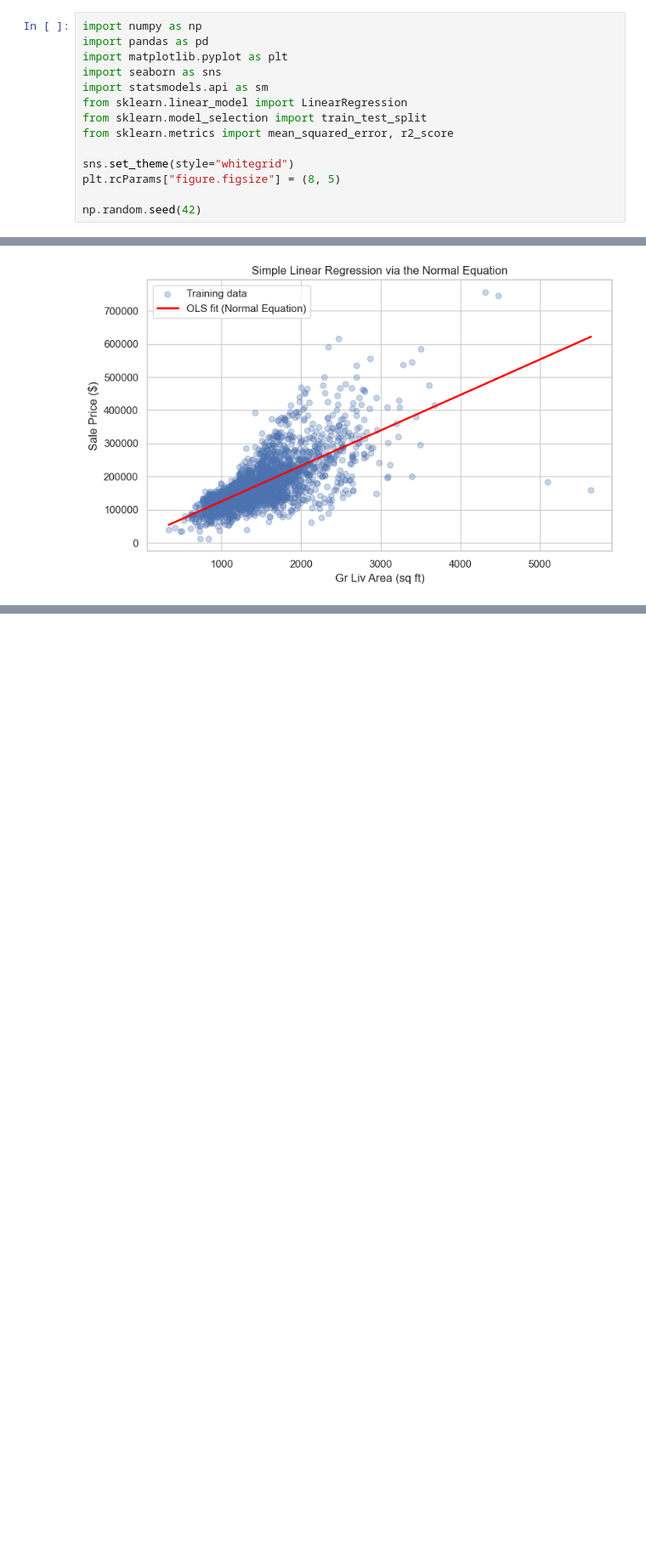
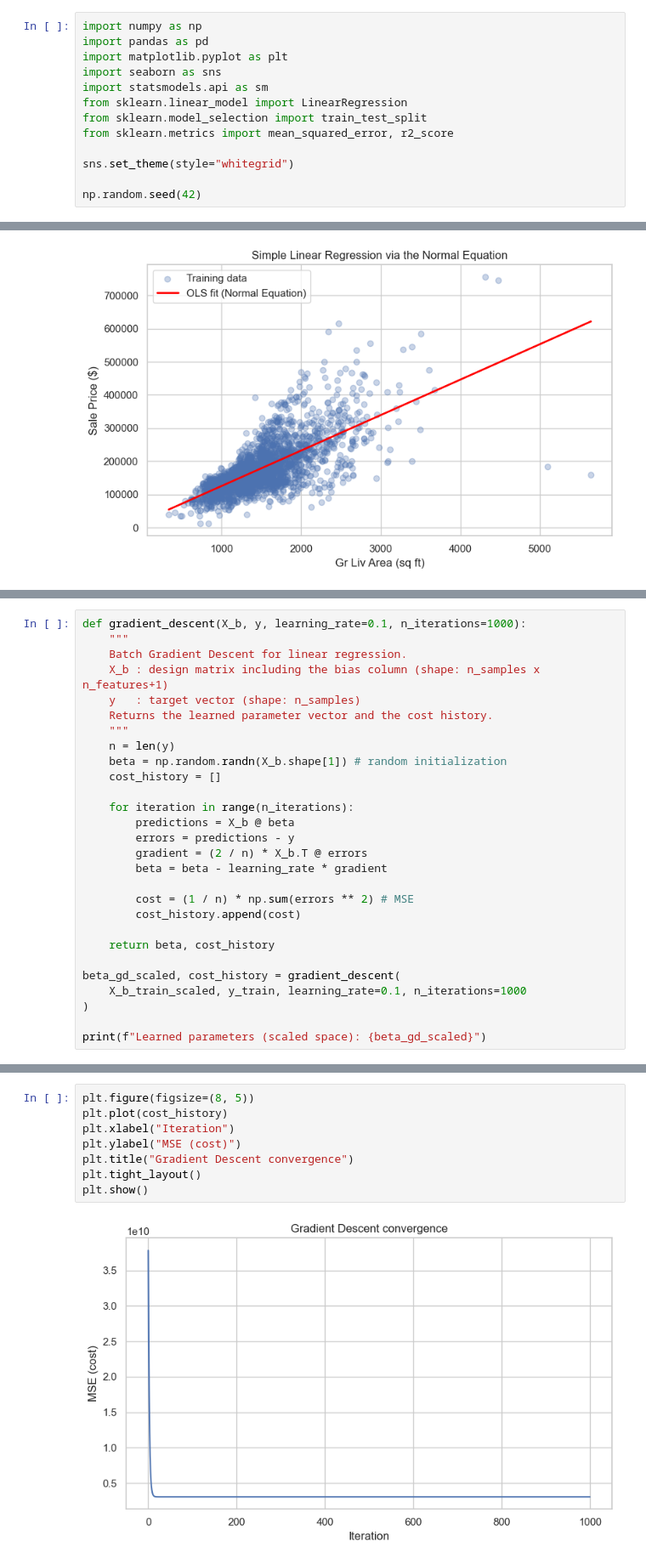
Before and after one commit to danielfdez-ds/ML-Notes-and-Projects, a Jupyter notebook: 01_Linear_Regression/01LinearRegression.ipynb, the cells around one changed output, grey strips where cells are left out. Shown at 85% size. Cells and saved outputs as stored; diff of their text form; blank space fills up the shorter version.

Commit message:
Gradient Descent. Comparison between Gradient Descent and Normal Equation.

```diff
--- a/01_Linear_Regression/01LinearRegression.ipynb
+++ b/01_Linear_Regression/01LinearRegression.ipynb
@@ -27,7 +27,6 @@ from sklearn.model_selection import train_test_split
 from sklearn.metrics import mean_squared_error, r2_score
 
 sns.set_theme(style="whitegrid")
-plt.rcParams["figure.figsize"] = (8, 5)
 
 np.random.seed(42)
 # %% [markdown]
@@ -265,0 +297,28 @@ plt.show()
+# %%
+def gradient_descent(X_b, y, learning_rate=0.1, n_iterations=1000):
+    """
+    Batch Gradient Descent for linear regression.
+    X_b : design matrix including the bias column (shape: n_samples x n_features+1)
+    y   : target vector (shape: n_samples)
+    Returns the learned parameter vector and the cost history.
+    """
+    n = len(y)
+    beta = np.random.randn(X_b.shape[1]) # random initialization
+    cost_history = []
+
+    for iteration in range(n_iterations):
+        predictions = X_b @ beta
+        errors = predictions - y
+        gradient = (2 / n) * X_b.T @ errors
+        beta = beta - learning_rate * gradient
+
+        cost = (1 / n) * np.sum(errors ** 2) # MSE
+        cost_history.append(cost)
+
+    return beta, cost_history
+
+beta_gd_scaled, cost_history = gradient_descent(
+    X_b_train_scaled, y_train, learning_rate=0.1, n_iterations=1000
+)
+
+print(f"Learned parameters (scaled space): {beta_gd_scaled}")
@@ -265,0 +327,10 @@ plt.show()
+# %%
+plt.figure(figsize=(8, 5))
+plt.plot(cost_history)
+plt.xlabel("Iteration")
+plt.ylabel("MSE (cost)")
+plt.title("Gradient Descent convergence")
+plt.tight_layout()
+plt.show()
+# %% [output]
+[figure, added]
```
Also changed, not shown: parts of 6 cells of this notebook.
